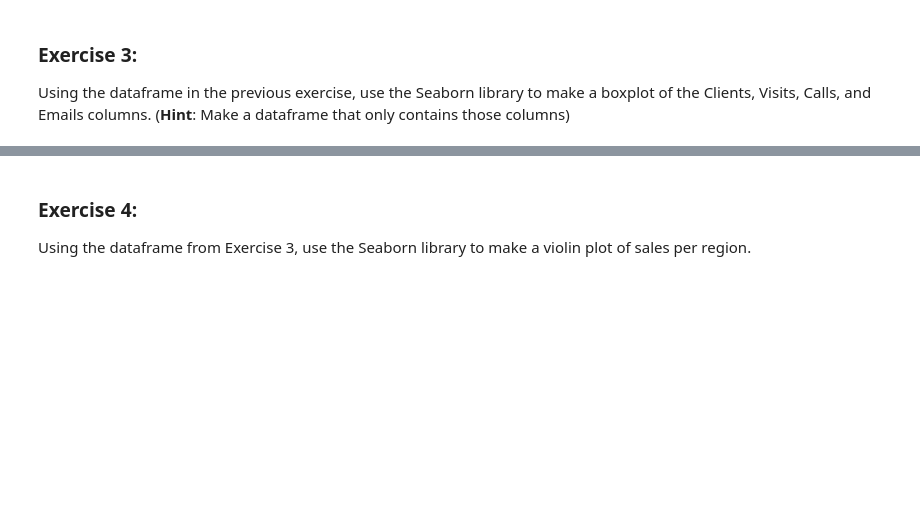
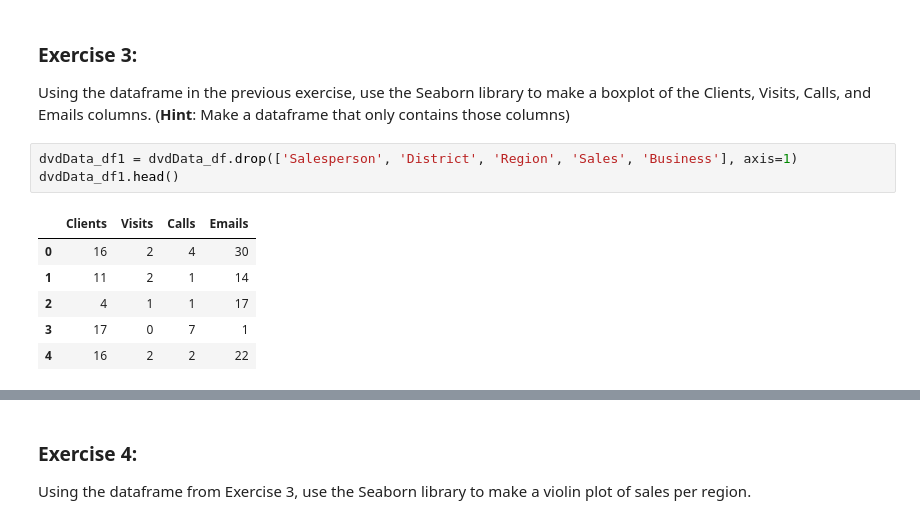
Before and after one commit to pkiambo/DATAAnalyticsBC, a Jupyter notebook: DATABC Exercise IV.ipynb, the cells around one changed output, grey strips where cells are left out. Drawn from its saved outputs; the diff is of its cells as text; blank space fills up the shorter version.

```diff
--- a/DATABC Exercise IV.ipynb
+++ b/DATABC Exercise IV.ipynb
@@ -49,4 +49,14 @@ sns.lmplot(x = 'Clients', y = 'Sales', data = dvdData_df)
 ### Exercise 3:
 
 Using the dataframe in the previous exercise, use the Seaborn library to make a boxplot of the Clients, Visits, Calls, and Emails columns. (**Hint**: Make a dataframe that only contains those columns)
+# %%
+dvdData_df1 = dvdData_df.drop(['Salesperson', 'District', 'Region', 'Sales', 'Business'], axis=1)
+dvdData_df1.head()
+# %% [output]
+|  | Clients | Visits | Calls | Emails |
+| 0 | 16 | 2 | 4 | 30 |
+| 1 | 11 | 2 | 1 | 14 |
+| 2 | 4 | 1 | 1 | 17 |
+| 3 | 17 | 0 | 7 | 1 |
+| 4 | 16 | 2 | 2 | 22 |
 # %%
```
Also changed, not shown: parts of 1 cell of this notebook.
